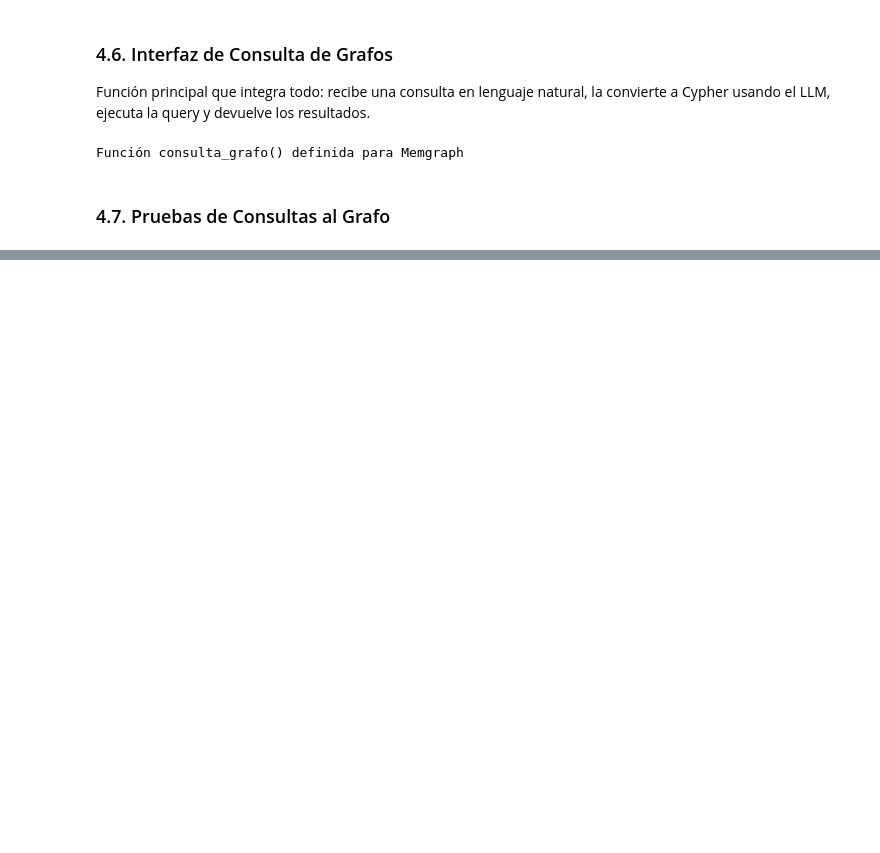
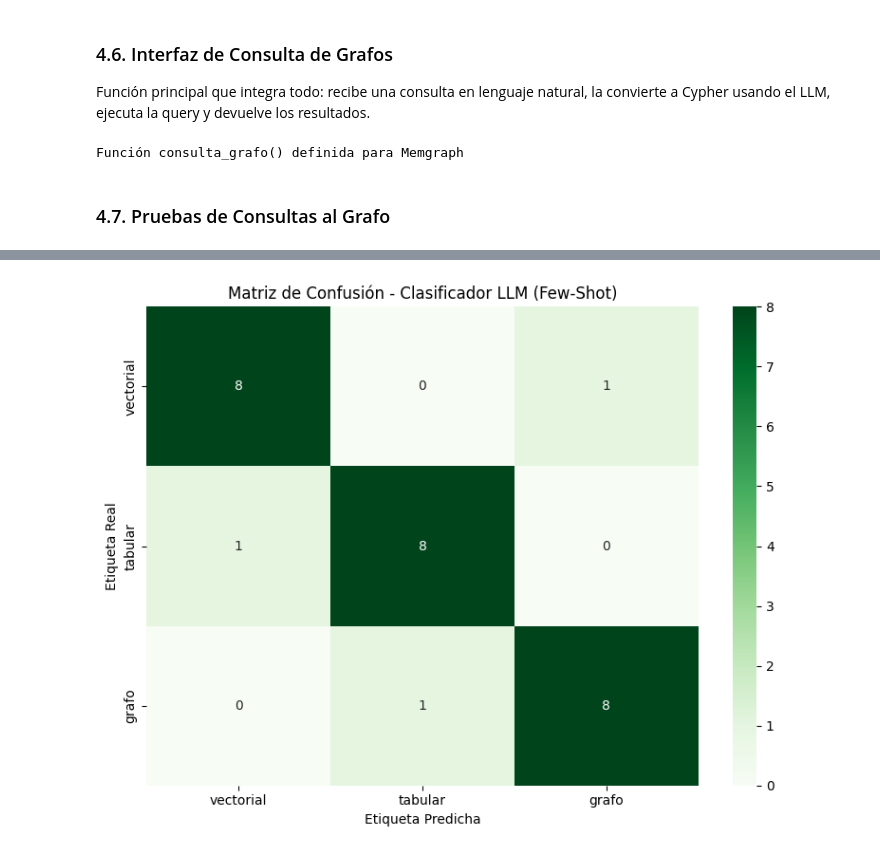
Before and after one commit to valenrosito/nlp-rag-agent-electrodomesticos, a Jupyter notebook: 1.rag_flow.ipynb, the cells around one changed output, grey strips where cells are left out. Drawn from its saved outputs; the diff is of its cells as text; code cells hidden in the pictures; blank space fills up the shorter version.

```diff
--- a/1.rag_flow.ipynb
+++ b/1.rag_flow.ipynb
@@ -2442,0 +2792,11 @@ AttributeError: 'MemgraphConnection' object has no attribute 'nodes'
+# %%
+# Visualización de la matriz de confusión LLM
+plt.figure(figsize=(8, 6))
+sns.heatmap(cm_df_llm, annot=True, fmt='d', cmap='Greens', cbar=True)
+plt.title('Matriz de Confusión - Clasificador LLM (Few-Shot)')
+plt.ylabel('Etiqueta Real')
+plt.xlabel('Etiqueta Predicha')
+plt.tight_layout()
+plt.show()
+# %% [output]
+[figure, added]
```
Also changed, not shown: parts of 50 cells of this notebook, 3 other files.
